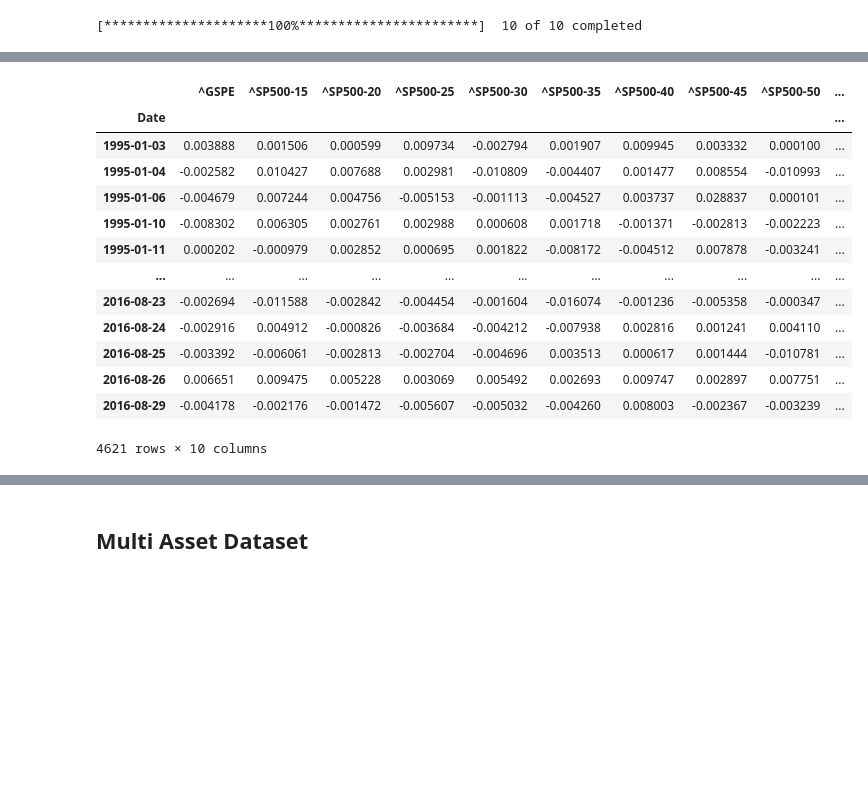
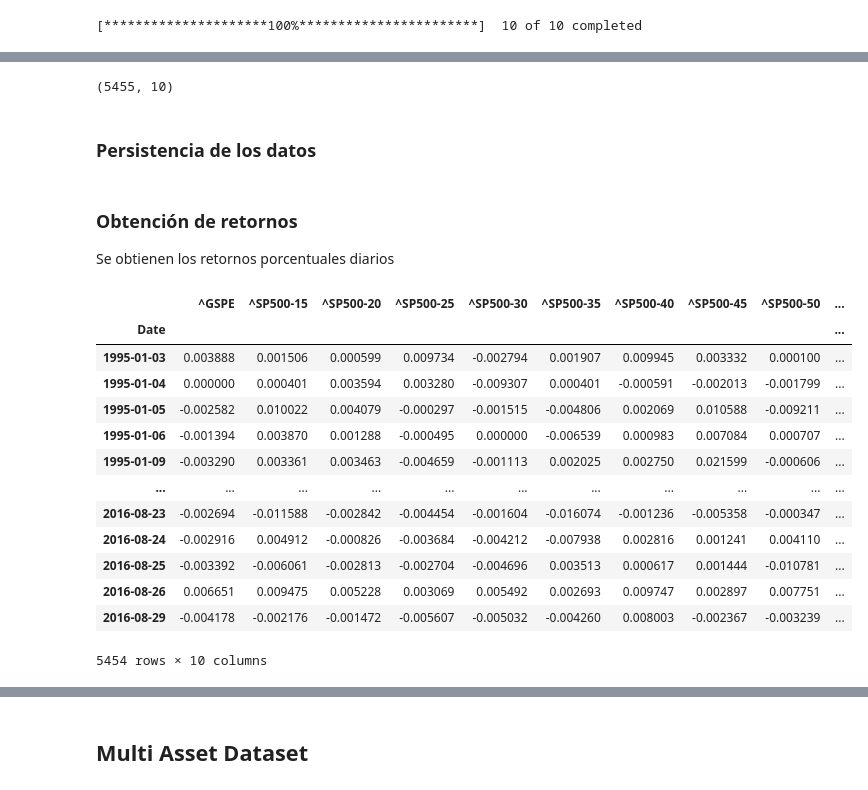
Before and after one commit to jduarte00/tesis, a Jupyter notebook: DataSets.ipynb, the cells around one changed output, grey strips where cells are left out. Saved outputs shown, nothing was run; the diff lists cells and outputs as text; code cells hidden in the pictures; blank space fills up the shorter version.

Commit message:
Hacer folder para los datos, bajar acciones representativas del SyP 500 siguiendo la metodología de Raffinot, análisis de datos faltantes del SyP 500 y persistencia de los datos

```diff
--- a/DataSets.ipynb
+++ b/DataSets.ipynb
@@ -54,0 +40,8 @@ sp500_sectors['Close']
+# %%
+sp_500_sectors_close = pd.DataFrame(sp500_sectors['Close'])
+# %%
+sp_500_sectors_close.shape
+# %% [output]
+(5455, 10)
+# %% [markdown]
+### Persistencia de los datos
@@ -55,21 +50,23 @@ sp500_sectors['Close']
+# %% [markdown]
+### Obtención de retornos
+Se obtienen los retornos porcentuales diarios
 # %%
-precios_cierre_ajustados = pd.DataFrame(sp500_sectors['Adj Close']).dropna()
-retornos_diarios_ajustados = np.diff(precios_cierre_ajustados, axis = 0)/precios_cierre_ajustados.iloc[:-1,:]
+sp_500_sectors_returns = np.diff(sp_500_sectors_close, axis = 0)/sp_500_sectors_close.iloc[:-1,:]
 # %%
-retornos_diarios_ajustados
+sp_500_sectors_returns
 # %% [output]
 |  | ^GSPE | ^SP500-15 | ^SP500-20 | ^SP500-25 | ^SP500-30 | ^SP500-35 | ^SP500-40 | ^SP500-45 | ^SP500-50 | ... |
 | Date |  |  |  |  |  |  |  |  |  | ... |
 | 1995-01-03 | 0.003888 | 0.001506 | 0.000599 | 0.009734 | -0.002794 | 0.001907 | 0.009945 | 0.003332 | 0.000100 | ... |
-| 1995-01-04 | -0.002582 | 0.010427 | 0.007688 | 0.002981 | -0.010809 | -0.004407 | 0.001477 | 0.008554 | -0.010993 | ... |
-| 1995-01-06 | -0.004679 | 0.007244 | 0.004756 | -0.005153 | -0.001113 | -0.004527 | 0.003737 | 0.028837 | 0.000101 | ... |
-| 1995-01-10 | -0.008302 | 0.006305 | 0.002761 | 0.002988 | 0.000608 | 0.001718 | -0.001371 | -0.002813 | -0.002223 | ... |
-| 1995-01-11 | 0.000202 | -0.000979 | 0.002852 | 0.000695 | 0.001822 | -0.008172 | -0.004512 | 0.007878 | -0.003241 | ... |
+| 1995-01-04 | 0.000000 | 0.000401 | 0.003594 | 0.003280 | -0.009307 | 0.000401 | -0.000591 | -0.002013 | -0.001799 | ... |
+| 1995-01-05 | -0.002582 | 0.010022 | 0.004079 | -0.000297 | -0.001515 | -0.004806 | 0.002069 | 0.010588 | -0.009211 | ... |
+| 1995-01-06 | -0.001394 | 0.003870 | 0.001288 | -0.000495 | 0.000000 | -0.006539 | 0.000983 | 0.007084 | 0.000707 | ... |
+| 1995-01-09 | -0.003290 | 0.003361 | 0.003463 | -0.004659 | -0.001113 | 0.002025 | 0.002750 | 0.021599 | -0.000606 | ... |
 | ... | ... | ... | ... | ... | ... | ... | ... | ... | ... | ... |
 | 2016-08-23 | -0.002694 | -0.011588 | -0.002842 | -0.004454 | -0.001604 | -0.016074 | -0.001236 | -0.005358 | -0.000347 | ... |
 | 2016-08-24 | -0.002916 | 0.004912 | -0.000826 | -0.003684 | -0.004212 | -0.007938 | 0.002816 | 0.001241 | 0.004110 | ... |
 | 2016-08-25 | -0.003392 | -0.006061 | -0.002813 | -0.002704 | -0.004696 | 0.003513 | 0.000617 | 0.001444 | -0.010781 | ... |
 | 2016-08-26 | 0.006651 | 0.009475 | 0.005228 | 0.003069 | 0.005492 | 0.002693 | 0.009747 | 0.002897 | 0.007751 | ... |
 | 2016-08-29 | -0.004178 | -0.002176 | -0.001472 | -0.005607 | -0.005032 | -0.004260 | 0.008003 | -0.002367 | -0.003239 | ... |
-4621 rows × 10 columns
+5454 rows × 10 columns
 # %%
```
Also changed, not shown: parts of 34 cells of this notebook, 4 other files.
